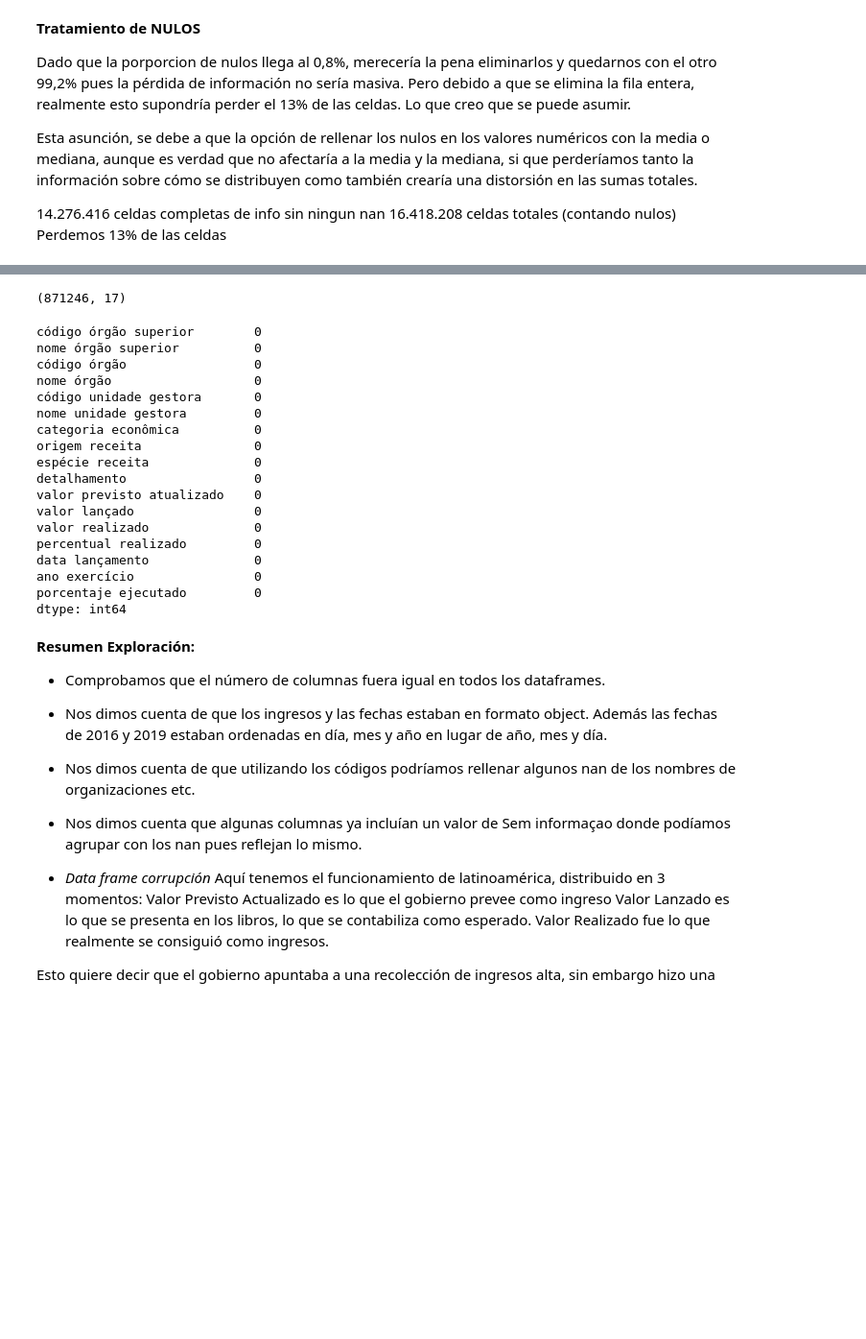
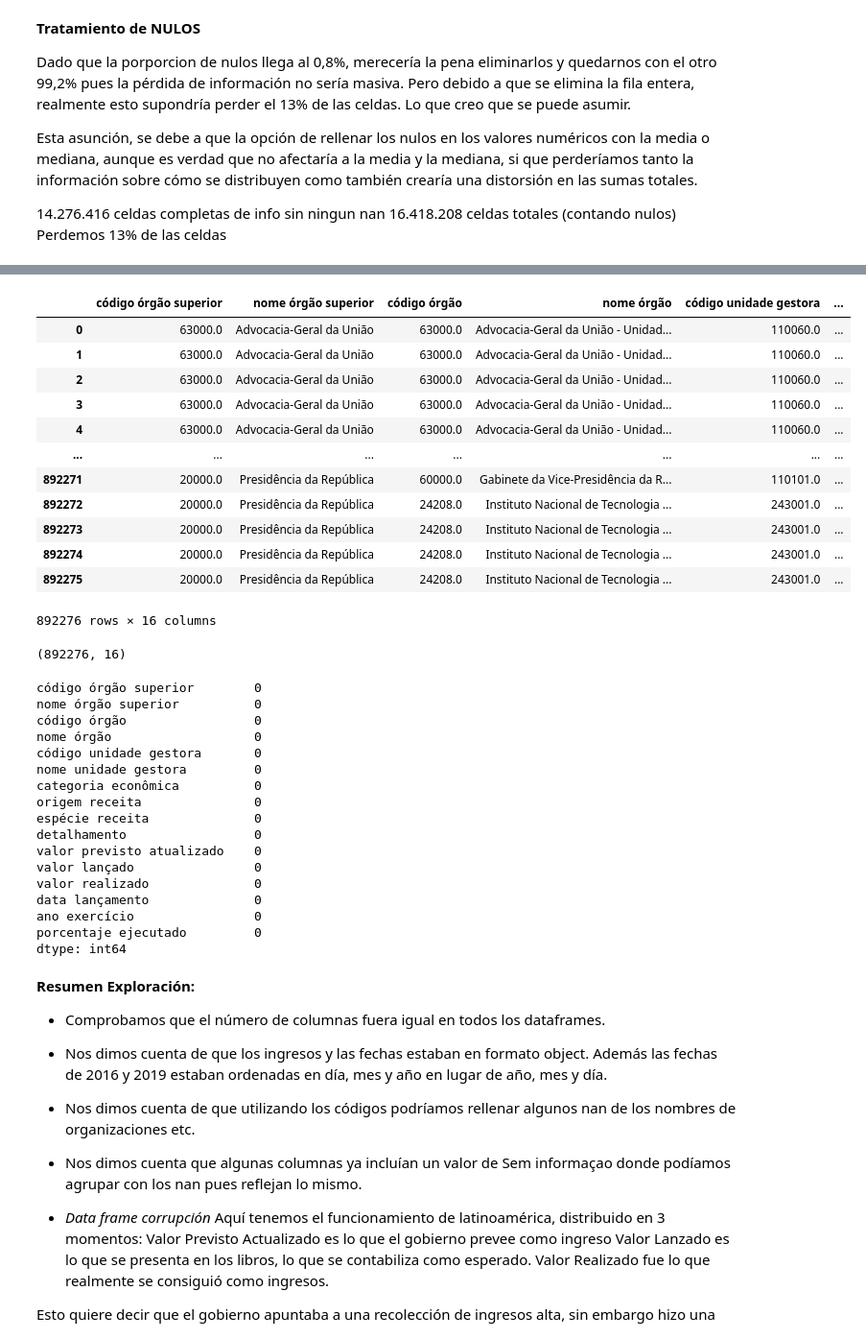
Before and after one commit to jgilsu11/Proyecto2-EDA-Ingresos-Brasil, a Jupyter notebook: EDAs indv.ipynb, the cells around one changed output, grey strips where cells are left out. Shown: that part at 96% size. Drawn from its saved outputs; the diff is of its cells as text; code cells hidden in the pictures; blank space fills up the shorter version.

```diff
--- a/EDAs indv.ipynb
+++ b/EDAs indv.ipynb
@@ -1042,7 +1042,7 @@ array(['Outras Receitas Correntes', 'Receita de Serviços',
 # %% [markdown]
 **Creación de nueva columna de porcentajes**
 # %%
-#df_completa.drop(columns= ["percentual realizado"], inplace= True)
+df_completa.drop(columns= ["percentual realizado"], inplace= True)
 # %%
 def calcular_porcentaje(realizado, previsto):
     if pd.isna(realizado) or pd.isna(previsto):
@@ -1135,2 +1137,5 @@ dtype: int64
 # %%
 dfcompletasinNan= df_completa.dropna()
+# %%
+dfcompletasinNan.reset_index(drop= True, inplace= True)
+dfcompletasinNan.tail()
@@ -1137,9 +1149,25 @@ dfcompletasinNan= df_completa.dropna()
+# %%
+dfcompletasinNan
+# %% [output]
+|  | código órgão superior | nome órgão superior | código órgão | nome órgão | código unidade gestora | ... |
+| 0 | 63000.0 | Advocacia-Geral da União | 63000.0 | Advocacia-Geral da União - Unidad... | 110060.0 | ... |
+| 1 | 63000.0 | Advocacia-Geral da União | 63000.0 | Advocacia-Geral da União - Unidad... | 110060.0 | ... |
+| 2 | 63000.0 | Advocacia-Geral da União | 63000.0 | Advocacia-Geral da União - Unidad... | 110060.0 | ... |
+| 3 | 63000.0 | Advocacia-Geral da União | 63000.0 | Advocacia-Geral da União - Unidad... | 110060.0 | ... |
+| 4 | 63000.0 | Advocacia-Geral da União | 63000.0 | Advocacia-Geral da União - Unidad... | 110060.0 | ... |
+| ... | ... | ... | ... | ... | ... | ... |
+| 892271 | 20000.0 | Presidência da República | 60000.0 | Gabinete da Vice-Presidência da R... | 110101.0 | ... |
+| 892272 | 20000.0 | Presidência da República | 24208.0 | Instituto Nacional de Tecnologia ... | 243001.0 | ... |
+| 892273 | 20000.0 | Presidência da República | 24208.0 | Instituto Nacional de Tecnologia ... | 243001.0 | ... |
+| 892274 | 20000.0 | Presidência da República | 24208.0 | Instituto Nacional de Tecnologia ... | 243001.0 | ... |
+| 892275 | 20000.0 | Presidência da República | 24208.0 | Instituto Nacional de Tecnologia ... | 243001.0 | ... |
+892276 rows × 16 columns
 # %%
 dfcompletasinNan.shape  #14.276.416 celdas completas
                         #16.418.208 celdas totales (contando nulos)
                         #Perdemos 13% de las celdas
 # %% [output]
-(871246, 17)
+(892276, 16)
 # %%
 dfcompletasinNan.isna().sum()
 # %% [output]
@@ -1156,7 +1184,6 @@ detalhamento                 0
 valor previsto atualizado    0
 valor lançado                0
 valor realizado              0
-percentual realizado         0
 data lançamento              0
 ano exercício                0
 porcentaje ejecutado         0
```
Also changed, not shown: parts of 12 cells of this notebook, 2 other files.
